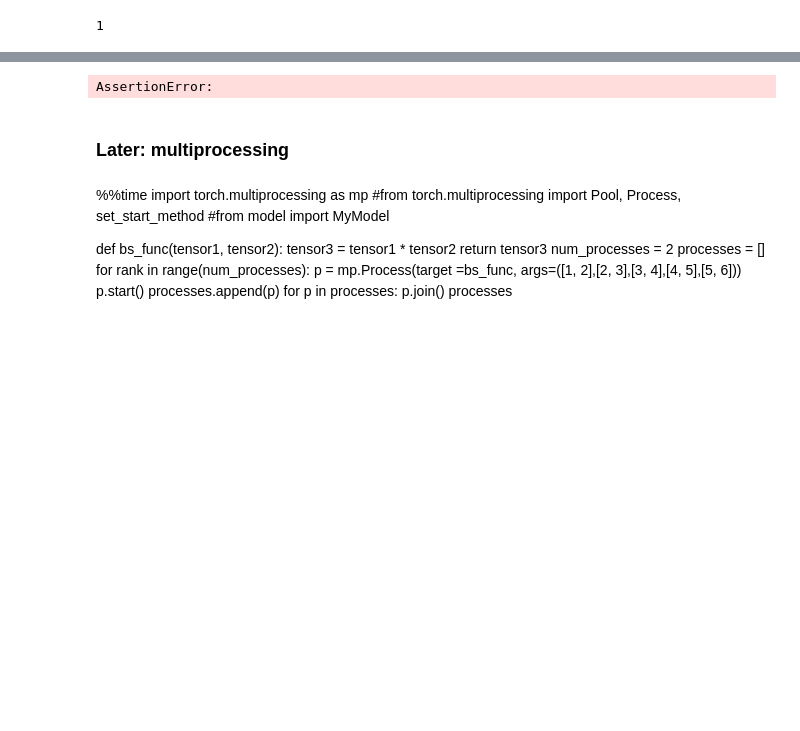
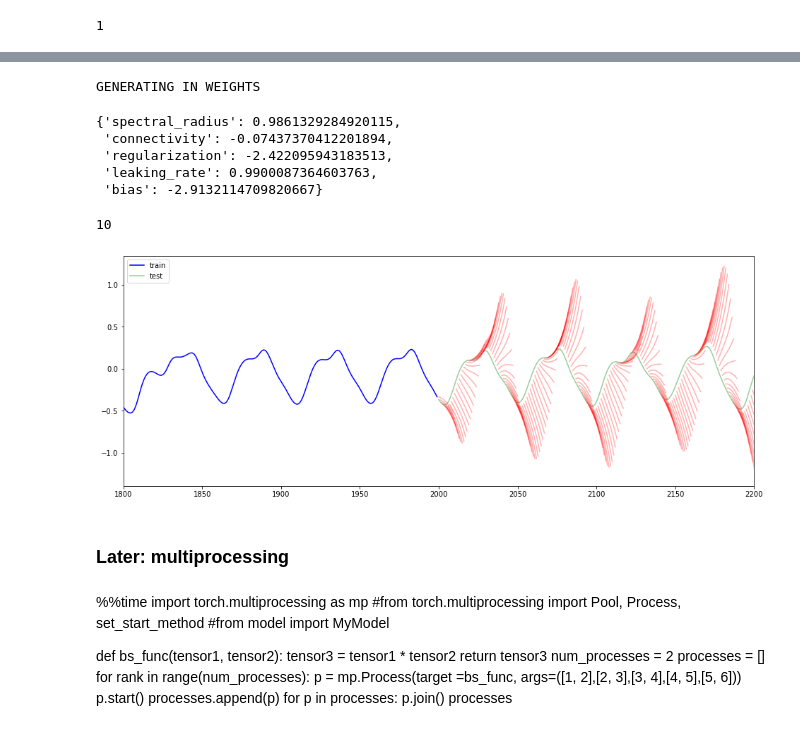
Before and after one commit to blindedjoy/RcTorch, a Jupyter notebook: turbo_1.ipynb, the cells around one changed output, grey strips where cells are left out. Drawn from its saved outputs; the diff is of its cells as text; code cells hidden in the pictures; blank space fills up the shorter version.

```diff
--- a/turbo_1.ipynb
+++ b/turbo_1.ipynb
@@ -2497,4 +2481,0 @@ KeyboardInterrupt:
-# %%
-assert 1 == 0
-# %% [output]
-AssertionError:
@@ -2501,3 +2486,42 @@ AssertionError:
+# %%
+RC = EchoStateNetwork(n_nodes=1000, connectivity=0.1, input_scaling=1, feedback_scaling=1,
+         leaking_rate=0.1, spectral_radius=0.96, regularization=1e-3, feedback=True, backprop = False, epochs = 20) #bias = -10,
+
+RC.train( train.to(device), learning_rate = 5e-3)
+
+err, pred = RC.test(test.to(device), scoring_method = "nrmse", steps_ahead = 10)
+# %% [output]
+GENERATING IN WEIGHTS
+# %%
+vals
+# %% [output]
+{'spectral_radius': 0.9861329284920115,
+ 'connectivity': -0.07437370412201894,
+ 'regularization': -2.422095943183513,
+ 'leaking_rate': 0.9900087364603763,
+ 'bias': -2.9132114709820667}
+# %%
+def my_loss_plot(x, start_loc, pred = pred):
+    pred_ = pred.cpu().numpy()
+    print(x.shape[1])
+    train_ = train
+    plt.figure(figsize = (16, 6))
+
+    plt.plot(range(len(train_)), train_, color = 'blue', label = "train")
+
+    plt.plot(range(len(train_), len(train_) + len(test)), test, color = "green", label = "test", alpha = 0.4)
+    for i in range(200):
+        #print(pred_)
+        plt.plot(range(len(train_)+i, len(train_) + pred_.shape[1] + i ),
+                 torch.tensor(pred_[i,:]), color = "red", alpha = 0.3)
+                 #torch.cat([test[i], torch.tensor(pred_[i,:])],0), color = "red", alpha = 0.3)
+    plt.xlim(start_loc, 2200)
+
+    plt.legend()
+my_loss_plot(pred, 1800)
+# %% [output]
+10
+[figure, added]
 # %% [markdown]
 ### Later: multiprocessing
 # %% [markdown]
```
Also changed, not shown: parts of 11 cells of this notebook.
